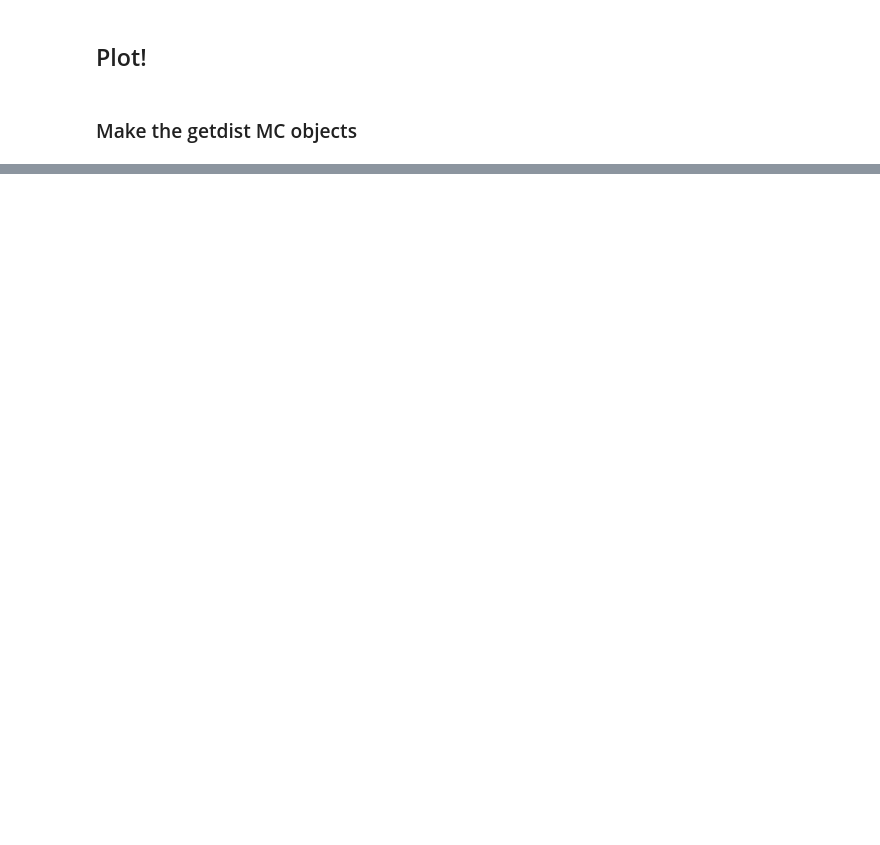
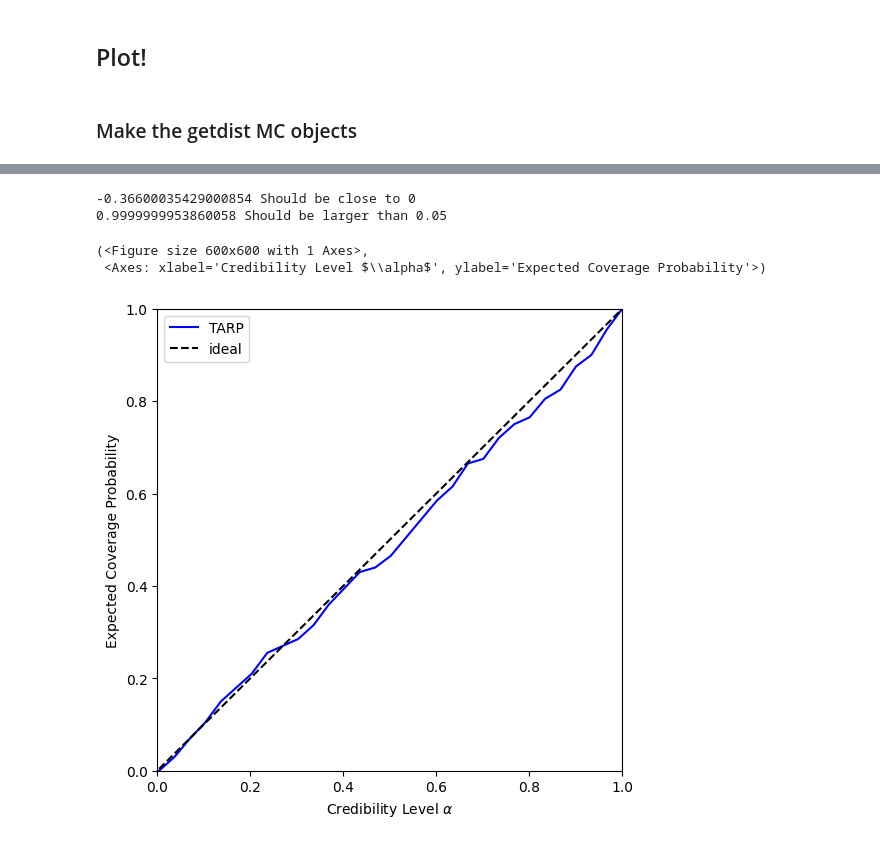
Before and after one commit to astro-informatics/sbi_tutorial, a Jupyter notebook: cosmology_sbi_tutorial.ipynb, the cells around one changed output, grey strips where cells are left out. Drawn from its saved outputs; the diff is of its cells as text; code cells hidden in the pictures; blank space fills up the shorter version.

Commit message:
added more references and implemented TARP

```diff
--- a/cosmology_sbi_tutorial.ipynb
+++ b/cosmology_sbi_tutorial.ipynb
@@ -281,16 +286,15 @@ An overview of the NLE method is as follows:
-# %%
-num_sims = 1000
-num_rounds = 2
-inference = NLE(prior)
-proposal = prior
-compressed_obs = torch.tensor(np.asarray(cls_noise)@evecs, dtype=torch.float32)
+# %%
+num_sims = 1000
+num_rounds = 5
+nle_inference = NLE(prior)
+nle_proposal = prior
 # %%
 for _ in range(num_rounds):
-    theta = proposal.sample((num_sims,))
+    theta = nle_proposal.sample((num_sims,))
     x = chunked_simulator(theta.detach().numpy(), chunk_size=10)
-    compressed_x = np.asarray(x)@evecs
+    compressed_x = np.asarray(x)@evecs # This is the step where we apply the compression from above to our simulated data
     compressed_x = torch.tensor(compressed_x, dtype=torch.float32)
-    _ = inference.append_simulations(theta, compressed_x).train()
-    posterior = inference.build_posterior().set_default_x(compressed_obs)
-    proposal = posterior
+    _ = nle_inference.append_simulations(theta, compressed_x).train()
+    nle_posterior = nle_inference.build_posterior().set_default_x(compressed_obs)
+    nle_proposal = nle_posterior
 # %% [output]
@@ -329,0 +405,30 @@ triangle_plot(
+# %%
+num_tarp_samples = 200  # choose a number of sbc runs, should be ~100s
+# generate ground truth parameters and corresponding simulated observations for SBC.
+tarp_samples = prior.sample((num_tarp_samples,))
+prior_predictives = chunked_simulator(tarp_samples.detach().numpy(), chunk_size=10)
+compressed_predictives = np.asarray(prior_predictives) @ evecs  # This is the step where we apply the compression from above to our simulated data
+compressed_predictives = torch.tensor(compressed_predictives, dtype=torch.float32)
+
+# the tarp method returns the ECP values for a given set of alpha coverage levels.
+ecp, alpha = run_tarp(
+    tarp_samples,
+    compressed_predictives,
+    nle_posterior,
+    references=None,  # will be calculated automatically.
+    num_posterior_samples=1000,
+    use_batched_sampling=False,  # `True` can give speed-ups, but can cause memory issues.
+)
+# Similar to SBC, we can check then check whether the distribution of ecp is close to
+# that of alpha.
+atc, ks_pval = check_tarp(ecp, alpha)
+print(atc, "Should be close to 0")
+print(ks_pval, "Should be larger than 0.05")
+
+plot_tarp(ecp, alpha)
+# %% [output]
+-0.36600035429000854 Should be close to 0
+0.9999999953860058 Should be larger than 0.05
+(<Figure size 600x600 with 1 Axes>,
+ <Axes: xlabel='Credibility Level $\\alpha$', ylabel='Expected Coverage Probability'>)
+[figure, added]
```
Also changed, not shown: parts of 34 cells of this notebook.
